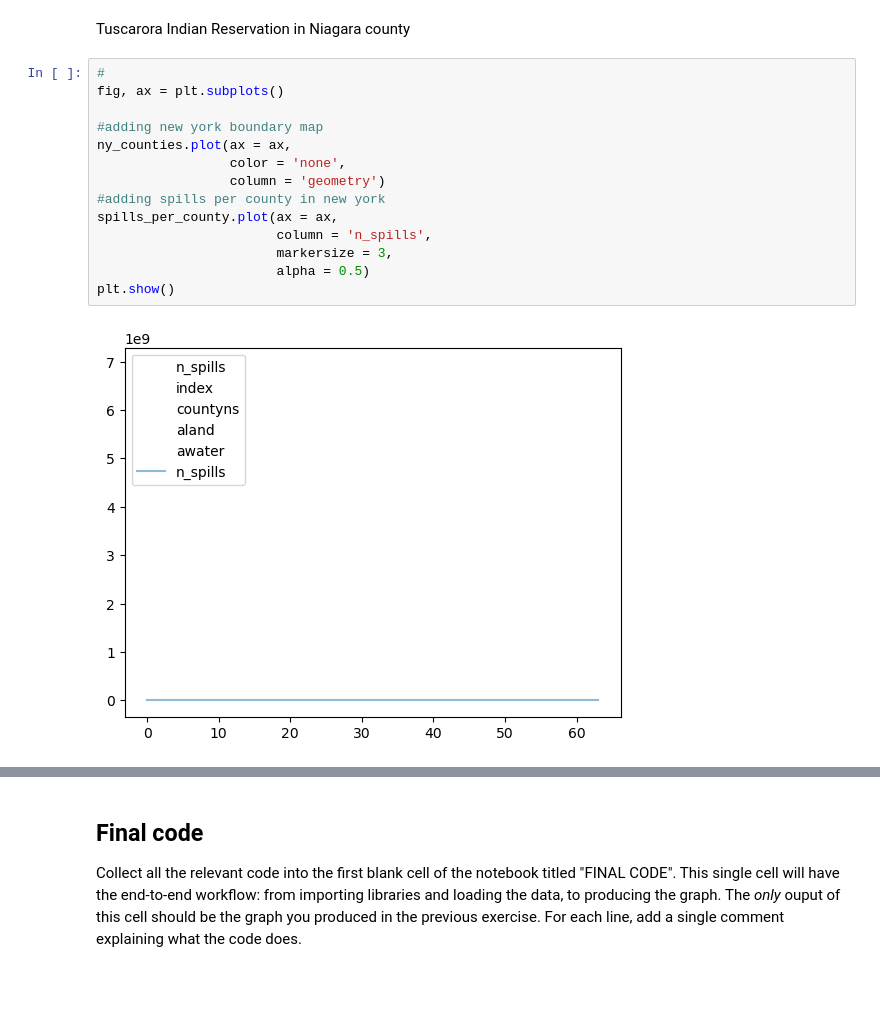
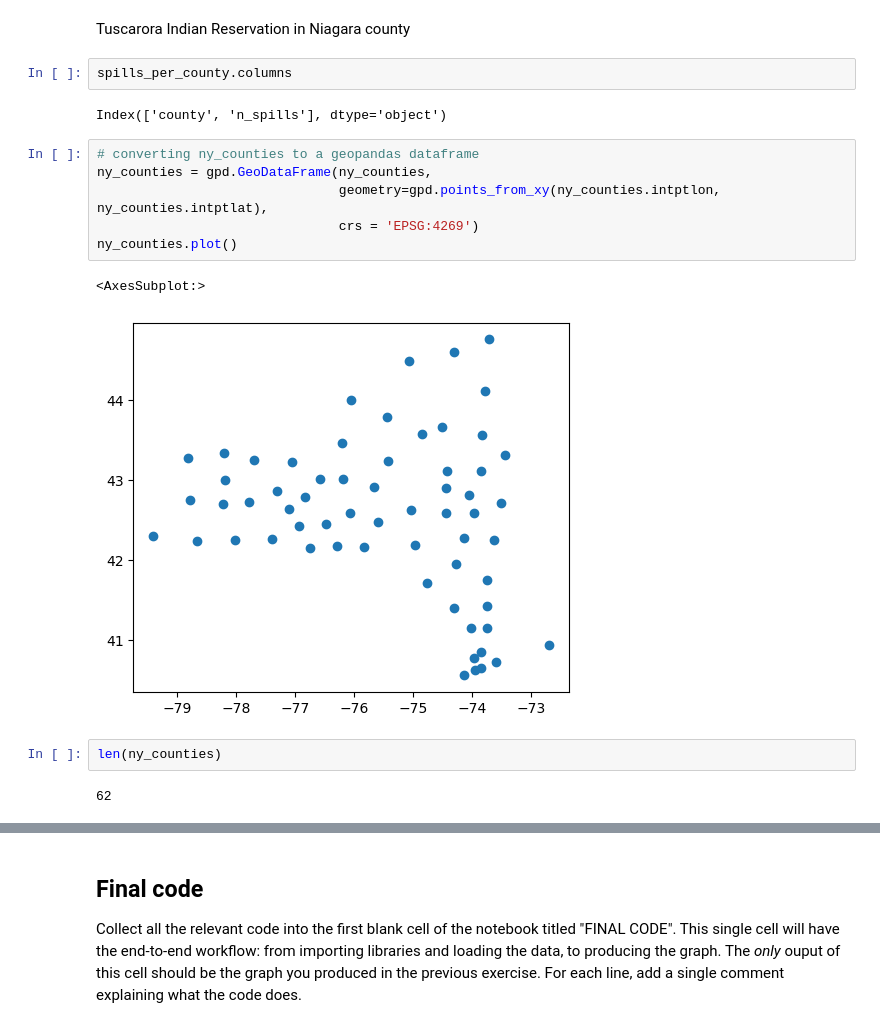
Before and after one commit to mariamkg00/eds-220-hwk-3, a Jupyter notebook: hwk3-task1-spills.ipynb, the cells around one changed output, grey strips where cells are left out. Cells and saved outputs as stored; diff of their text form; blank space fills up the shorter version.

```diff
--- a/hwk3-task1-spills.ipynb
+++ b/hwk3-task1-spills.ipynb
@@ -585,19 +583,20 @@ Your map should have (at least) the following updates:
 - an annotation indicating one spill occurred in Tuscarora Indian Reservation within Niagara county
 # %% [markdown]
 Tuscarora Indian Reservation in Niagara county
-# %%
-#
-fig, ax = plt.subplots()
-
-#adding new york boundary map
-ny_counties.plot(ax = ax,
-                 color = 'none',
-                 column = 'geometry')
-#adding spills per county in new york
-spills_per_county.plot(ax = ax,
-                       column = 'n_spills',
-                       markersize = 3,
-                       alpha = 0.5)
-plt.show()
-# %% [output]
-[figure, removed]
+# %%
+spills_per_county.columns
+# %% [output]
+Index(['county', 'n_spills'], dtype='object')
+# %%
+# converting ny_counties to a geopandas dataframe
+ny_counties = gpd.GeoDataFrame(ny_counties,
+                               geometry=gpd.points_from_xy(ny_counties.intptlon, ny_counties.intptlat),
+                               crs = 'EPSG:4269')
+ny_counties.plot()
+# %% [output]
+<AxesSubplot:>
+[figure, added]
+# %%
+len(ny_counties)
+# %% [output]
+62
```
Also changed, not shown: parts of 2 cells of this notebook.
